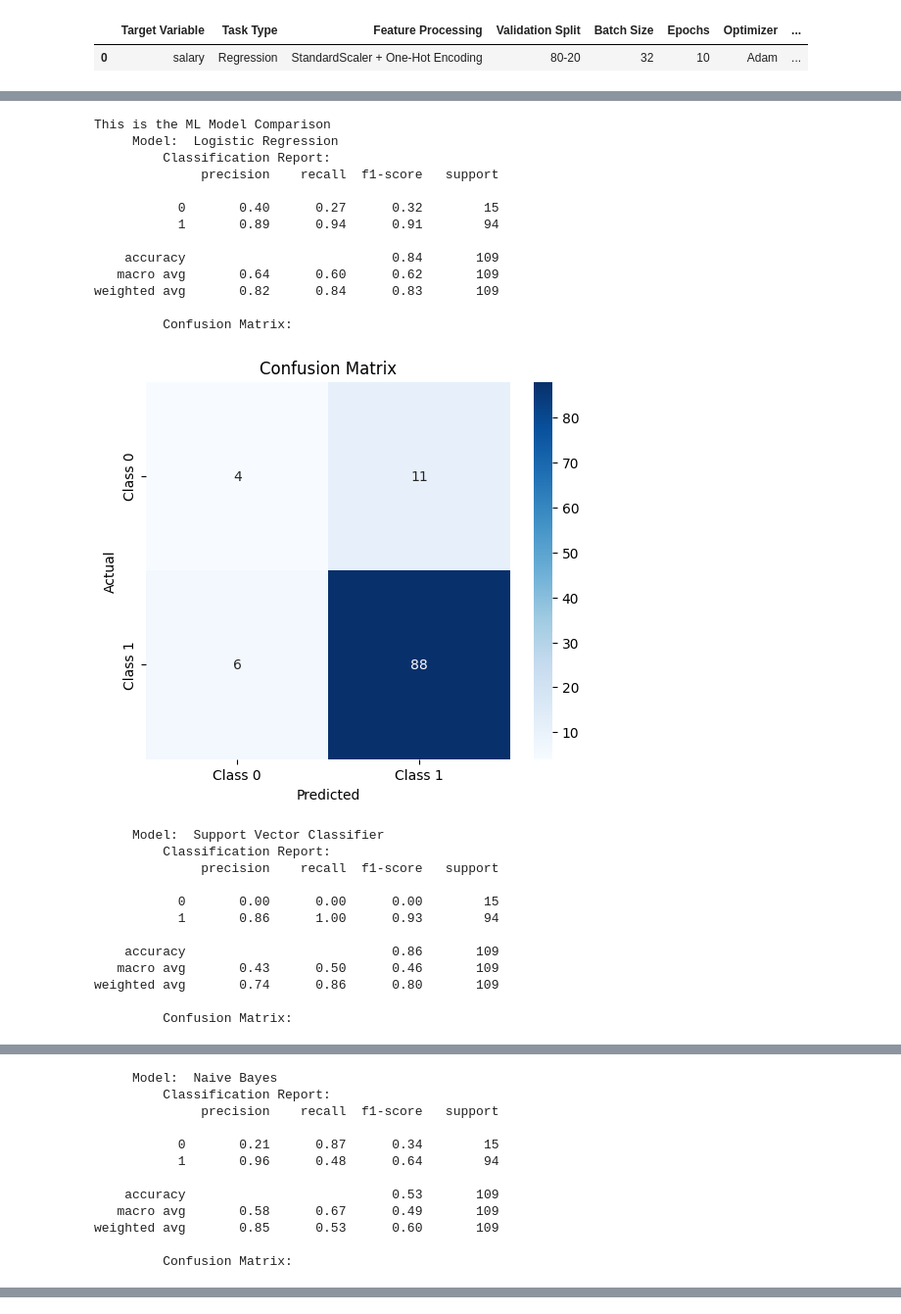
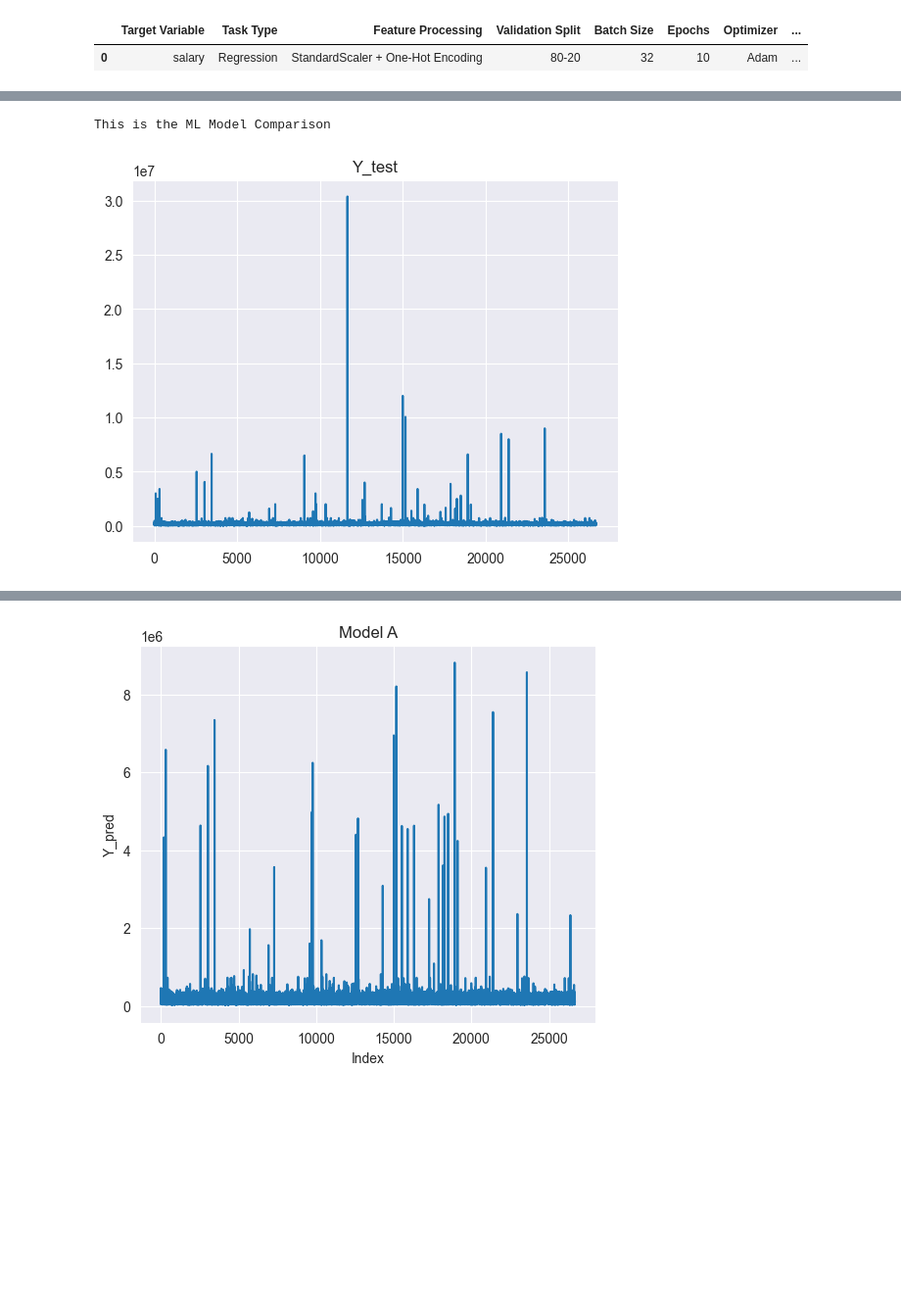
Before and after one commit to SamKa1u/Auto-ML, a Jupyter notebook: ML.ipynb, the cells around one changed output, grey strips where cells are left out. Shown at 98% size. Cells and saved outputs as stored; diff of their text form; code cells hidden in the pictures; blank space fills up the shorter version.

Commit message:
add visualization to regression in ML

```diff
--- a/ML.ipynb
+++ b/ML.ipynb
@@ -142,9 +147,10 @@ results = []
 # %%
 # define scklearn models
 svc = make_pipeline(StandardScaler(), svm.SVC(gamma="auto",kernel="rbf"))
+RanForReg = RandomForestRegressor(n_estimators=10, max_features=2, max_leaf_nodes=5,random_state=42)
 reg_models = {
     "Linear Regression": LinearRegression(),
-    "Support Vector Regression": svm.SVR(),
+    "Random Forest Regression": RanForReg,
     "Decision Tree Regressor": DecisionTreeRegressor(max_depth=12),
 }
 clas_models = {
@@ -190,6 +196,7 @@ for model_name, models in example_models.items():
             "Mean squared Log error": MSLEs[i],
             "Mean absolute percentage error": MAbPEs[i],
             "Median absolute error": MAbEs[i],
+            "Predictions": preds[i],
         })
     else:
         results.append({
@@ -211,6 +218,7 @@ for model_name, model in custom_models.items():
             inputs, labels = inputs.to(device), labels.to(device)
             optimizer.zero_grad()
             outputs = model(inputs)
+            outputs = outputs.flatten() #.cpu().numpy()
             loss = criterion(outputs, labels)
             loss.backward()
             optimizer.step()
@@ -234,7 +242,11 @@ for model_name, model in custom_models.items():
 
             r2 = r2_score(y_test, y_pred)
             mae = mean_absolute_error(y_test, y_pred)
-            msle = mean_squared_log_error(y_test, y_pred)
+            if np.any(y_pred < 0):
+                msle = "MSLE not calculated due to negative predictions"
+            else:
+                msle = mean_squared_log_error(y_test, y_pred)
+            MSLEs.append(msle)
             mape = mean_absolute_percentage_error(y_test, y_pred)
             mabe = median_absolute_error(y_test, y_pred)
 
@@ -245,11 +257,12 @@ for model_name, model in custom_models.items():
                 "Mean squared Log error": msle,
                 "Mean absolute percentage error": mape,
                 "Median absolute error": mabe,
+                "Predictions": y_pred,
             })
 # %%
 # Display comparison
 print("This is the ML Model Comparison")
-results_df = pd.DataFrame(results)
-results_df
+display_results_df = pd.DataFrame(results).drop(columns="Predictions")
+display_results_df
 # %% [output]
 This is the ML Model Comparison
@@ -261,53 +274,37 @@ This is the ML Model Comparison
 # %%
 # Display comparison
 print("This is the ML Model Comparison")
-results_df = pd.DataFrame(results)
 
 if is_classification:
     for result in results:
         print("     Model: ", result["Model"])
         print("         Classification Report:")
         ClsReps = result["ClsReps"]
         print(ClsReps)
         print("         Confusion Matrix:")
         CnfMtxs = result["CnfMtxs"]
         labels = ['Class 0', 'Class 1']
         conf_matrix_df = pd.DataFrame(CnfMtxs, index=labels, columns=labels)
         conf_matrix_df.index.name = 'Actual'
         conf_matrix_df.columns.name = 'Predicted'
 
         plt.figure(figsize=(6, 5))
         sns.heatmap(conf_matrix_df, annot=True, fmt='d', cmap='Blues')
         plt.title('Confusion Matrix')
         plt.show()  #fig = ---> st.pyplot(fig)
         print("\n\n")
 
 else:
-    results_df
+    sns.lineplot(y_test)
+    plt.title('Y_test')
+    for result in results:
+        fig, ax = plt.subplots(figsize=(6, 5))
+        sns.lineplot(result["Predictions"], ax=ax)
+        ax.set_title(f'{result["Model"]}')
+        ax.set_xlabel('Index')
+        ax.set_ylabel('Y_pred')
+        plt.show()  #fig = ---> st.pyplot(fig)
+results_df
 # %% [output]
 This is the ML Model Comparison
-     Model:  Logistic Regression
-         Classification Report:
-              precision    recall  f1-score   support
-
-           0       0.40      0.27      0.32        15
-           1       0.89      0.94      0.91        94
-
-    accuracy                           0.84       109
-   macro avg       0.64      0.60      0.62       109
-weighted avg       0.82      0.84      0.83       109
-
-         Confusion Matrix:
-[figure, old version]
+[figure, new version]
-     Model:  Support Vector Classifier
-         Classification Report:
-              precision    recall  f1-score   support
-
-           0       0.00      0.00      0.00        15
-           1       0.86      1.00      0.93        94
-
-    accuracy                           0.86       109
-   macro avg       0.43      0.50      0.46       109
-weighted avg       0.74      0.86      0.80       109
-
-         Confusion Matrix:
@@ -315,12 +311,0 @@ weighted avg       0.74      0.86      0.80       109
-     Model:  Naive Bayes
-         Classification Report:
-              precision    recall  f1-score   support
-
-           0       0.21      0.87      0.34        15
-           1       0.96      0.48      0.64        94
-
-    accuracy                           0.53       109
-   macro avg       0.58      0.67      0.49       109
-weighted avg       0.85      0.53      0.60       109
-
-         Confusion Matrix:
@@ -340,0 +314 @@ weighted avg       0.84      0.79      0.81       109
+[figure, added]
```
Also changed, not shown: parts of 6 cells of this notebook.
